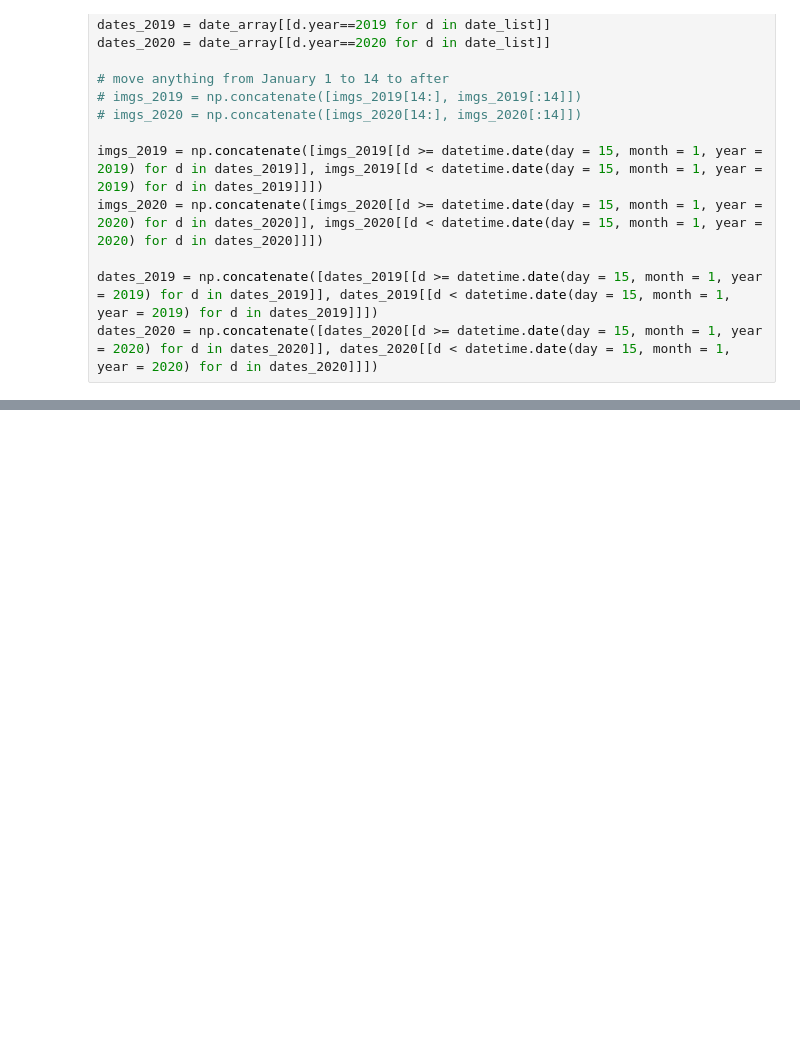
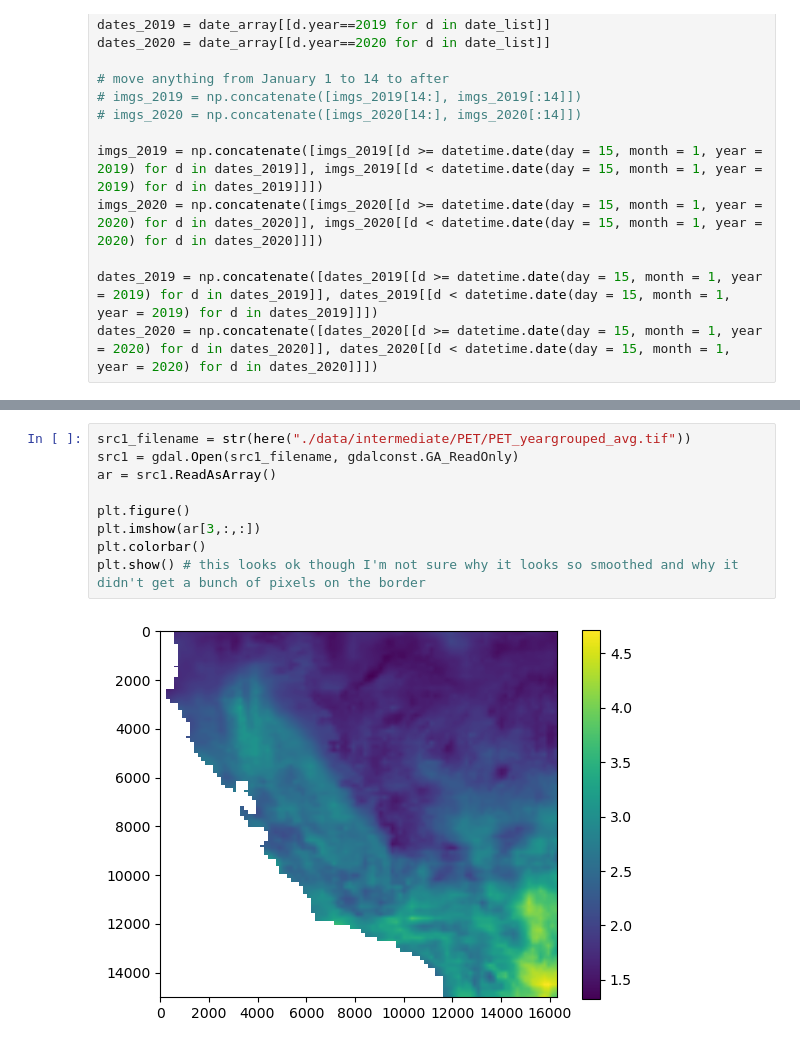
Before and after one commit to anna-boser/ET_agriculture, a Jupyter notebook: code/3_analysis/2_scratch/18_PET_yeargrouped_avg.ipynb, the cells around one changed output, grey strips where cells are left out. Cells and saved outputs as stored; diff of their text form; blank space fills up the shorter version.

```diff
--- a/code/3_analysis/2_scratch/18_PET_yeargrouped_avg.ipynb
+++ b/code/3_analysis/2_scratch/18_PET_yeargrouped_avg.ipynb
@@ -109,0 +113,11 @@ del dst # Flush
+# %%
+src1_filename = str(here("./data/intermediate/PET/PET_yeargrouped_avg.tif"))
+src1 = gdal.Open(src1_filename, gdalconst.GA_ReadOnly)
+ar = src1.ReadAsArray()
+
+plt.figure()
+plt.imshow(ar[3,:,:])
+plt.colorbar()
+plt.show() # this looks ok though I'm not sure why it looks so smoothed and why it didn't get a bunch of pixels on the border
+# %% [output]
+[figure, added]
```
Also changed, not shown: parts of 10 cells of this notebook, 4 other files.
